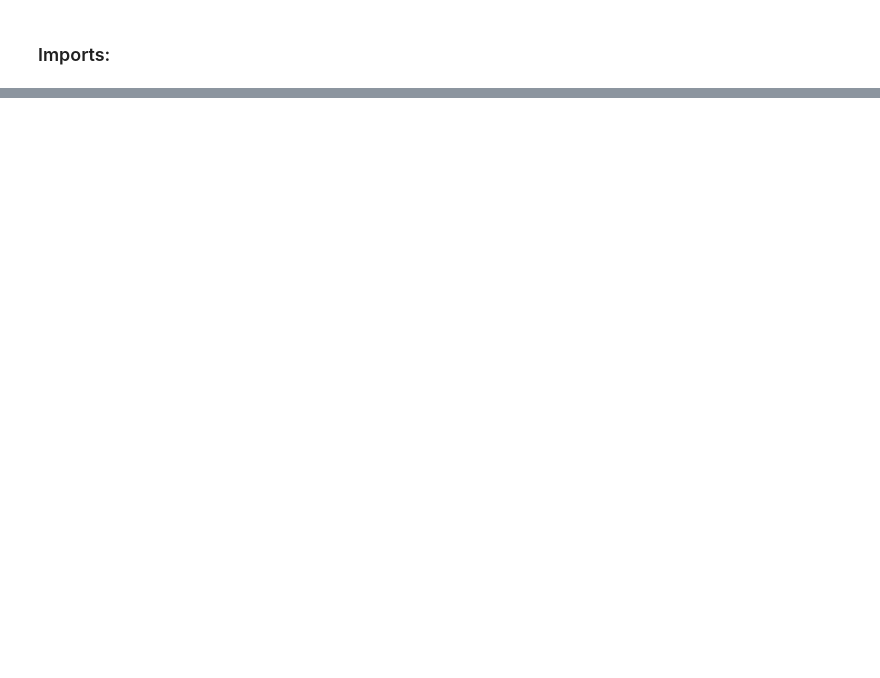
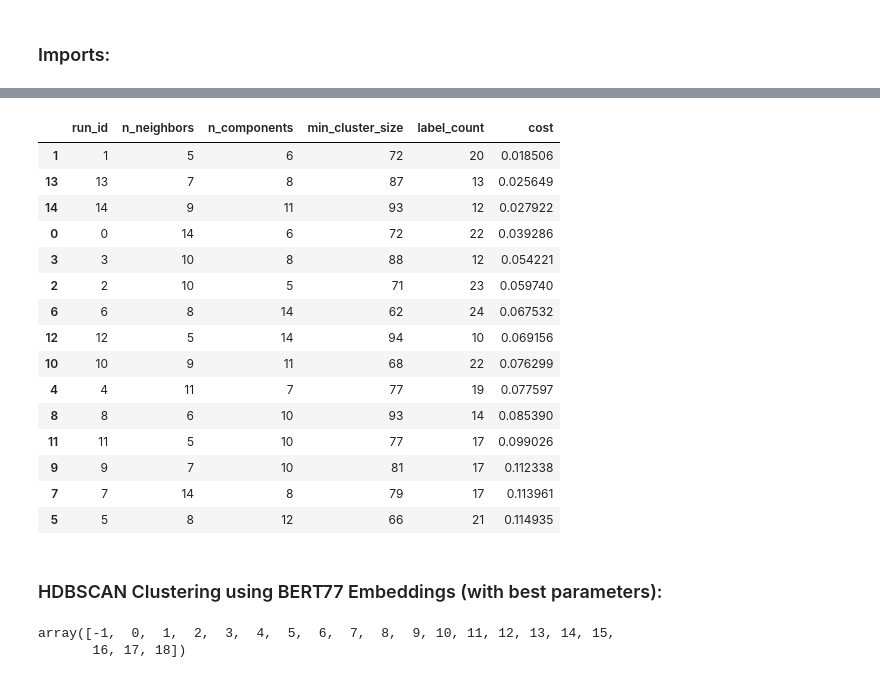
Before and after one commit to adc257/AmEx-Project, a Jupyter notebook: amex_utterance_clusters.ipynb, the cells around one changed output, grey strips where cells are left out. Drawn from its saved outputs; the diff is of its cells as text; code cells hidden in the pictures; blank space fills up the shorter version.

```diff
--- a/amex_utterance_clusters.ipynb
+++ b/amex_utterance_clusters.ipynb
@@ -144,0 +192,23 @@ cluster_info
+# %%
+parametersList = [[0, 14, 6, 72, 22, 0.039285714285714285], [1, 5, 6, 72, 20, 0.018506493506493506], [2, 10, 5, 71, 23, 0.05974025974025974], [3, 10, 8, 88, 12, 0.05422077922077922], [4, 11, 7, 77, 19, 0.0775974025974026], [5, 8, 12, 66, 21, 0.11493506493506493], [6, 8, 14, 62, 24, 0.06753246753246753], [7, 14, 8, 79, 17, 0.11396103896103896], [8, 6, 10, 93, 14, 0.08538961038961039], [9, 7, 10, 81, 17, 0.11233766233766233], [10, 9, 11, 68, 22, 0.0762987012987013], [11, 5, 10, 77, 17, 0.09902597402597403], [12, 5, 14, 94, 10, 0.06915584415584415], [13, 7, 8, 87, 13, 0.02564935064935065], [14, 9, 11, 93, 12, 0.02792207792207792]]
+result_df = pd.DataFrame(parametersList, columns=['run_id', 'n_neighbors', 'n_components','min_cluster_size', 'label_count', 'cost'])
+result_df.sort_values(by='cost')
+# %% [output]
+|  | run_id | n_neighbors | n_components | min_cluster_size | label_count | cost |
+| 1 | 1 | 5 | 6 | 72 | 20 | 0.018506 |
+| 13 | 13 | 7 | 8 | 87 | 13 | 0.025649 |
+| 14 | 14 | 9 | 11 | 93 | 12 | 0.027922 |
+| 0 | 0 | 14 | 6 | 72 | 22 | 0.039286 |
+| 3 | 3 | 10 | 8 | 88 | 12 | 0.054221 |
+| 2 | 2 | 10 | 5 | 71 | 23 | 0.059740 |
+| 6 | 6 | 8 | 14 | 62 | 24 | 0.067532 |
+| 12 | 12 | 5 | 14 | 94 | 10 | 0.069156 |
+| 10 | 10 | 9 | 11 | 68 | 22 | 0.076299 |
+| 4 | 4 | 11 | 7 | 77 | 19 | 0.077597 |
+| 8 | 8 | 6 | 10 | 93 | 14 | 0.085390 |
+| 11 | 11 | 5 | 10 | 77 | 17 | 0.099026 |
+| 9 | 9 | 7 | 10 | 81 | 17 | 0.112338 |
+| 7 | 7 | 14 | 8 | 79 | 17 | 0.113961 |
+| 5 | 5 | 8 | 12 | 66 | 21 | 0.114935 |
+# %% [markdown]
+### HDBSCAN Clustering using BERT77 Embeddings (with best parameters):
@@ -144,0 +218,7 @@ cluster_info
+# %%
+hdbscan_bert77 = HDBSCAN(min_cluster_size=72, gen_min_span_tree=True, cluster_selection_method='eom')
+test["topic"] = hdbscan_bert77.fit_predict(umap_bert77)
+np.unique(hdbscan_bert77.labels_)
+# %% [output]
+array([-1,  0,  1,  2,  3,  4,  5,  6,  7,  8,  9, 10, 11, 12, 13, 14, 15,
+       16, 17, 18])
```
Also changed, not shown: parts of 43 cells of this notebook.
